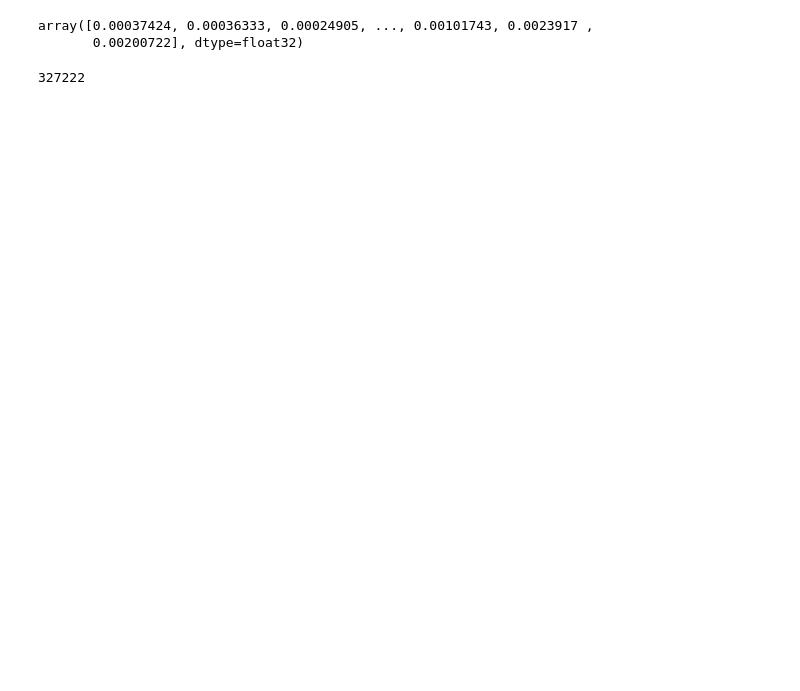
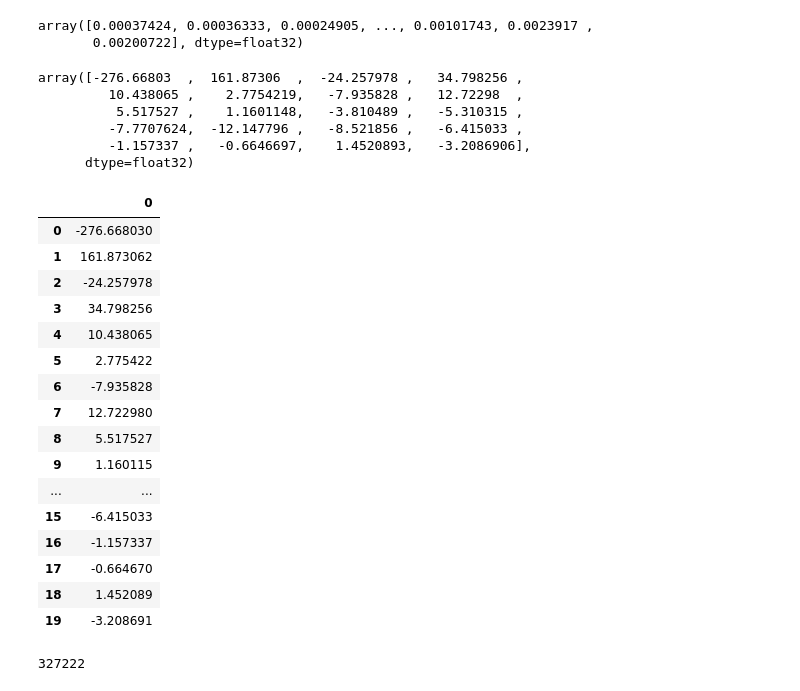
Before and after one commit to Anusarakh/thesis, a Jupyter notebook: music_Ex_test.ipynb, the cells around one changed output. Drawn from its saved outputs; the diff is of its cells as text; code cells hidden in the pictures; blank space fills up the shorter version.

```diff
--- a/music_Ex_test.ipynb
+++ b/music_Ex_test.ipynb
@@ -16,6 +18,37 @@ y
 # %% [output]
 array([0.00037424, 0.00036333, 0.00024905, ..., 0.00101743, 0.0023917 ,
        0.00200722], dtype=float32)
+# %%
+mfccScaled = np.mean(mfcc_test.T, axis=0) #axis=0 คือทำงานในแนวคอลัมล์
+mfccScaled
+# %% [output]
+array([-276.66803  ,  161.87306  ,  -24.257978 ,   34.798256 ,
+         10.438065 ,    2.7754219,   -7.935828 ,   12.72298  ,
+          5.517527 ,    1.1601148,   -3.810489 ,   -5.310315 ,
+         -7.7707624,  -12.147796 ,   -8.521856 ,   -6.415033 ,
+         -1.157337 ,   -0.6646697,    1.4520893,   -3.2086906],
+      dtype=float32)
+# %%
+df_mfccScaled = pd.DataFrame(mfccScaled)
+df_mfccScaled
+# %% [output]
+|  | 0 |
+| 0 | -276.668030 |
+| 1 | 161.873062 |
+| 2 | -24.257978 |
+| 3 | 34.798256 |
+| 4 | 10.438065 |
+| 5 | 2.775422 |
+| 6 | -7.935828 |
+| 7 | 12.722980 |
+| 8 | 5.517527 |
+| 9 | 1.160115 |
+| ... | ... |
+| 15 | -6.415033 |
+| 16 | -1.157337 |
+| 17 | -0.664670 |
+| 18 | 1.452089 |
+| 19 | -3.208691 |
 # %%
 len(y)
 # %% [output]
```
Also changed, not shown: parts of 6 cells of this notebook.
